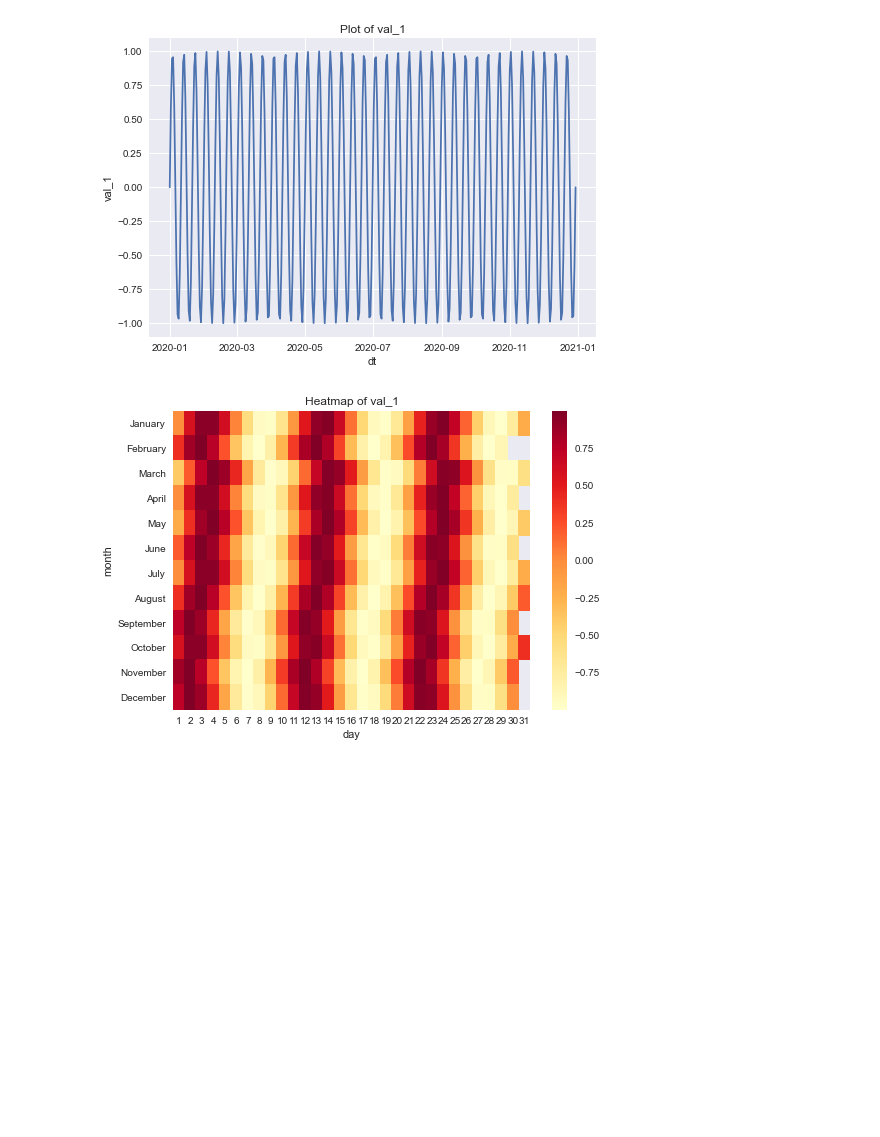
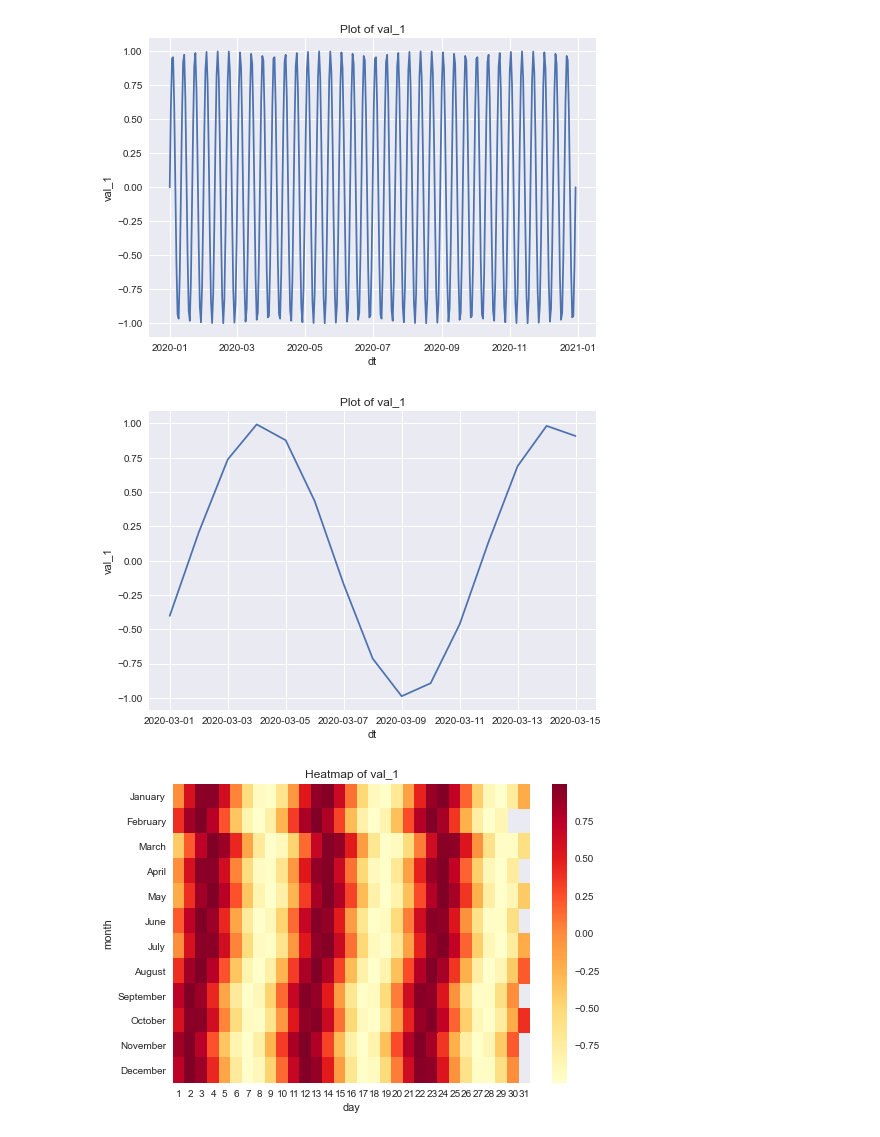
Before and after one commit to smit5490/tsanalysis, a Jupyter notebook: Example.ipynb, the cells around one changed output. Saved outputs shown, nothing was run; the diff lists cells and outputs as text; code cells hidden in the pictures; blank space fills up the shorter version.

Commit message:
Update plotting methods and Example.ipynb

```diff
--- a/Example.ipynb
+++ b/Example.ipynb
@@ -78,6 +78,12 @@ tsdf.df.head()
 tsdf.ts_plot(y = "val_1")
 # %% [output]
 [figure]
+# %%
+tsdf.ts_plot(y = "val_1",
+             start_time = "2020-03-01",
+             end_time = "2020-03-15")
+# %% [output]
+[figure, added]
 # %%
 tsdf.ts_heatmap(fill = "val_1", x_val = "day", y_val = "month")
 # %% [output]
```
Also changed, not shown: 1 other file.
